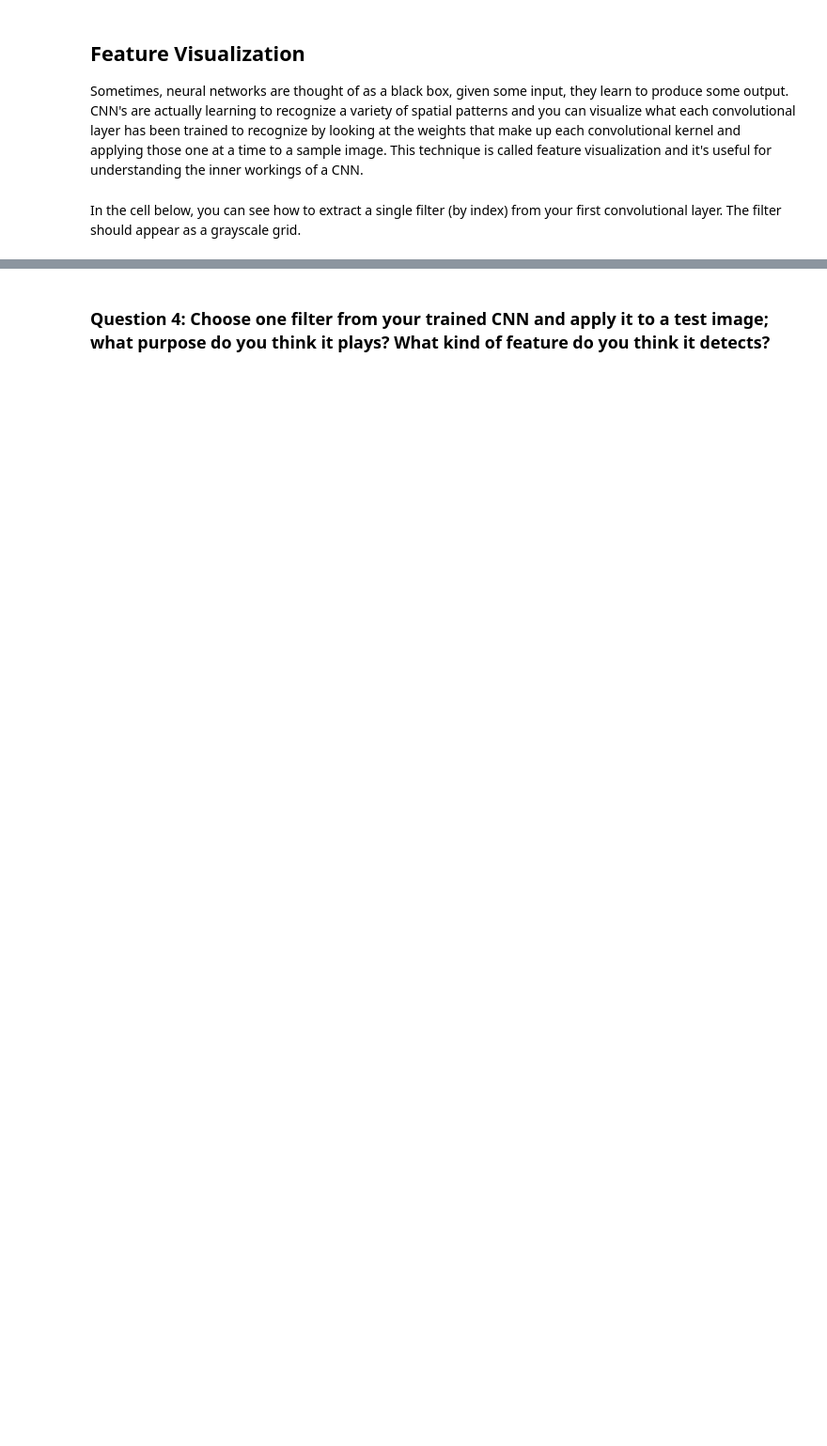
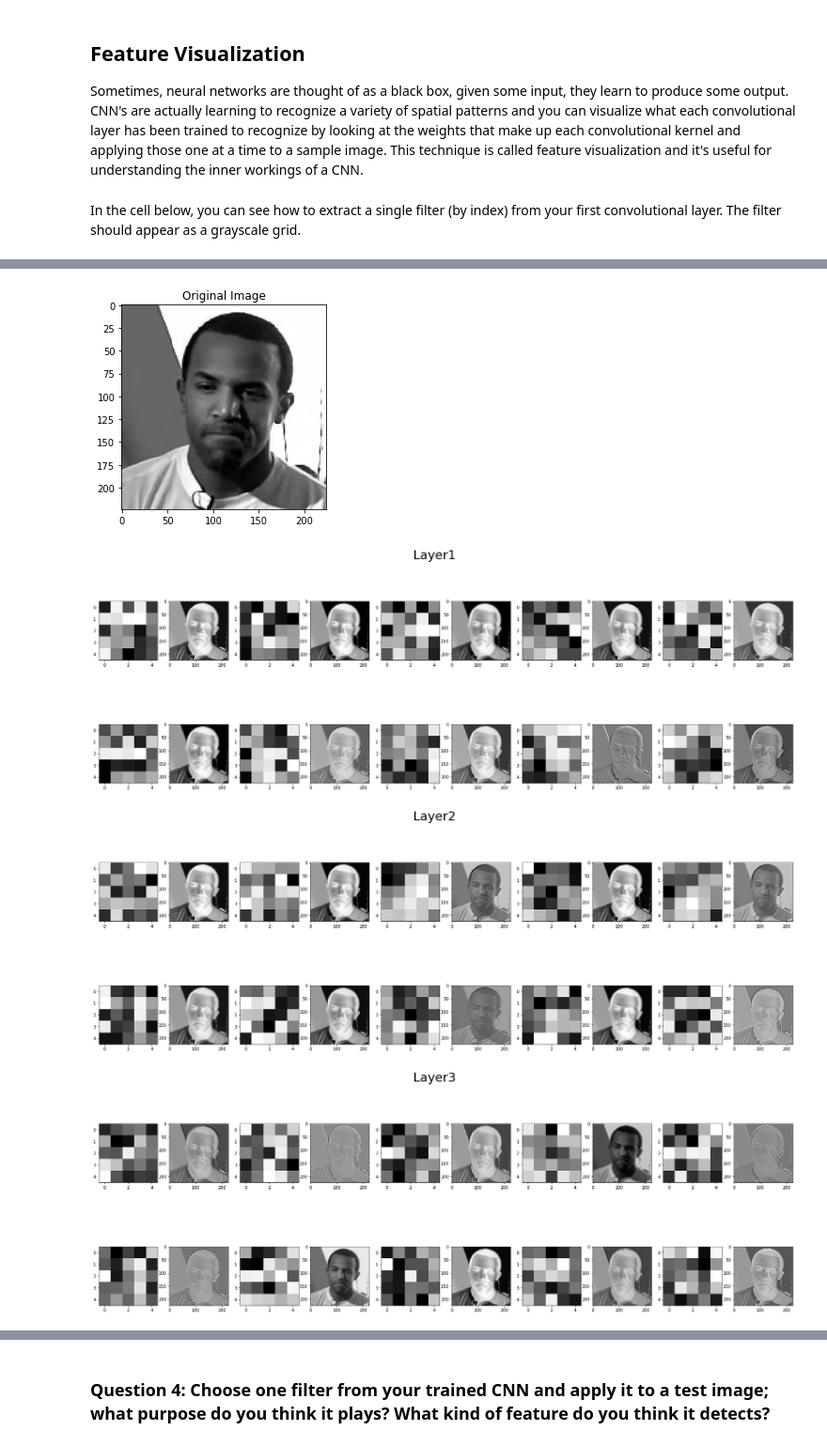
Before and after one commit to mostoo45/ComputerVision, a Jupyter notebook: 2. Define the Network Architecture.ipynb, the cells around one changed output, grey strips where cells are left out. Shown at 94% size. Cells and saved outputs as stored; diff of their text form; code cells hidden in the pictures; blank space fills up the shorter version.

```diff
--- a/2. Define the Network Architecture.ipynb
+++ b/2. Define the Network Architecture.ipynb
@@ -467,0 +509,43 @@ Next, choose a test image and filter it with one of the convolutional kernels in
+# %%
+##TODO: load in and display any image from the transformed test dataset
+
+## TODO: Using cv's filter2D function,
+## apply a specific set of filter weights (like the one displayed above) to the test image
+import cv2
+
+
+def feature_map_visualization(image, w, title):
+    fig = plt.figure(figsize=(30, 10))
+    fig.tight_layout()
+    fig.axes.clear()
+    fig.suptitle(title, fontsize=30)
+    columns = 5 * 2
+    rows = 2
+    for i in range(0, columns * rows):
+        fig.add_subplot(rows, columns, i+1)
+        if (i % 2) == 0:
+            plt.imshow(w[int(i / 2)][0], cmap='gray')
+        else:
+            c = cv2.filter2D(image, -1, w[int((i-1)/2)][0])
+            plt.imshow(c, cmap='gray')
+    plt.show()
+
+layers = []
+for m in net.modules():
+    if isinstance(m, nn.Conv2d):
+        layers.append(m.weight.data.numpy())
+
+image = test_images[0].data   # get the image from it's wrapper
+image = image.numpy()   # convert to numpy array from a Tensor
+image = np.transpose(image, (1, 2, 0))   # transpose to go from torch to numpy image
+plt.imshow(image[:, :, 0], cmap='gray')
+plt.title("Original Image")
+plt.show()
+for i, w in enumerate(layers):
+    title = "Layer" + str(i+1)
+    feature_map_visualization(image, w, title)
+# %% [output]
+[figure, added]
+[figure, added]
+[figure, added]
+[figure, added]
```
Also changed, not shown: parts of 17 cells of this notebook, 1 other file.
